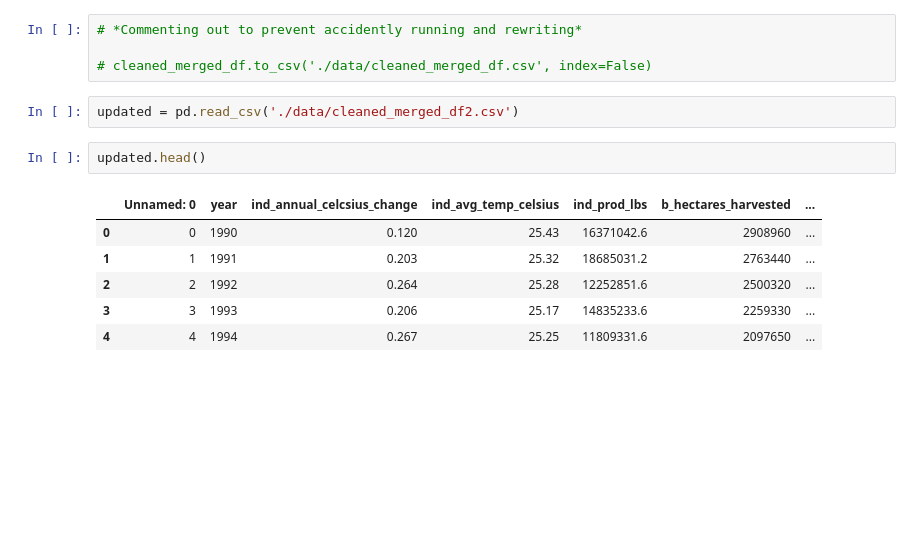
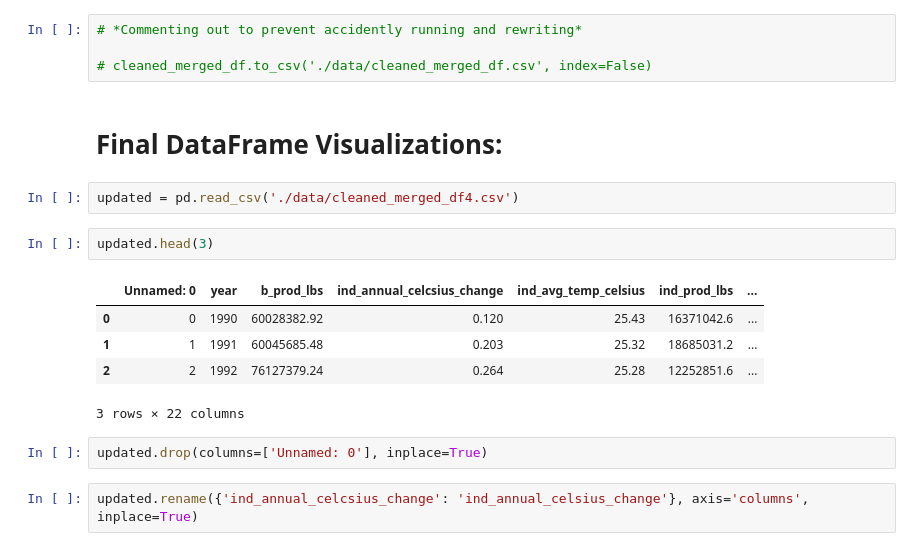
Before and after one commit to sanghyuns/Climate_Change_vs_Coffee_Production, a Jupyter notebook: Lara.ipynb, the cells around one changed output. Cells and saved outputs as stored; diff of their text form; blank space fills up the shorter version.

```diff
--- a/Lara.ipynb
+++ b/Lara.ipynb
@@ -458,14 +235,19 @@ cleaned_merged_df.head()
 # *Commenting out to prevent accidently running and rewriting*
 
 # cleaned_merged_df.to_csv('./data/cleaned_merged_df.csv', index=False)
+# %% [markdown]
+# Final DataFrame Visualizations:
 # %%
-updated = pd.read_csv('./data/cleaned_merged_df2.csv')
+updated = pd.read_csv('./data/cleaned_merged_df4.csv')
 # %%
-updated.head()
+updated.head(3)
 # %% [output]
-|  | Unnamed: 0 | year | ind_annual_celcsius_change | ind_avg_temp_celsius | ind_prod_lbs | b_hectares_harvested | ... |
-| 0 | 0 | 1990 | 0.120 | 25.43 | 16371042.6 | 2908960 | ... |
-| 1 | 1 | 1991 | 0.203 | 25.32 | 18685031.2 | 2763440 | ... |
-| 2 | 2 | 1992 | 0.264 | 25.28 | 12252851.6 | 2500320 | ... |
-| 3 | 3 | 1993 | 0.206 | 25.17 | 14835233.6 | 2259330 | ... |
-| 4 | 4 | 1994 | 0.267 | 25.25 | 11809331.6 | 2097650 | ... |
+|  | Unnamed: 0 | year | b_prod_lbs | ind_annual_celcsius_change | ind_avg_temp_celsius | ind_prod_lbs | ... |
+| 0 | 0 | 1990 | 60028382.92 | 0.120 | 25.43 | 16371042.6 | ... |
+| 1 | 1 | 1991 | 60045685.48 | 0.203 | 25.32 | 18685031.2 | ... |
+| 2 | 2 | 1992 | 76127379.24 | 0.264 | 25.28 | 12252851.6 | ... |
+3 rows × 22 columns
+# %%
+updated.drop(columns=['Unnamed: 0'], inplace=True)
+# %%
+updated.rename({'ind_annual_celcsius_change': 'ind_annual_celsius_change'}, axis='columns', inplace=True)
```
Also changed, not shown: parts of 45 cells of this notebook.
